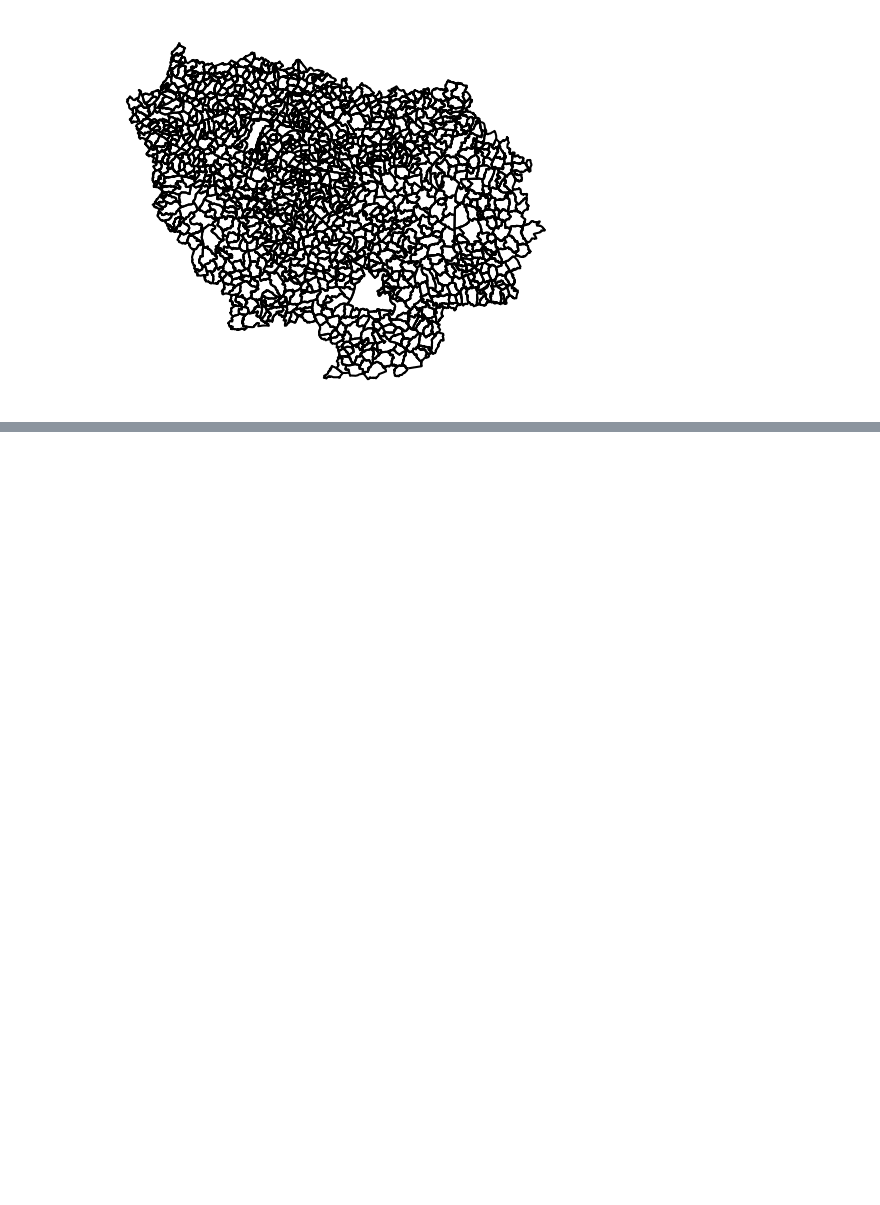
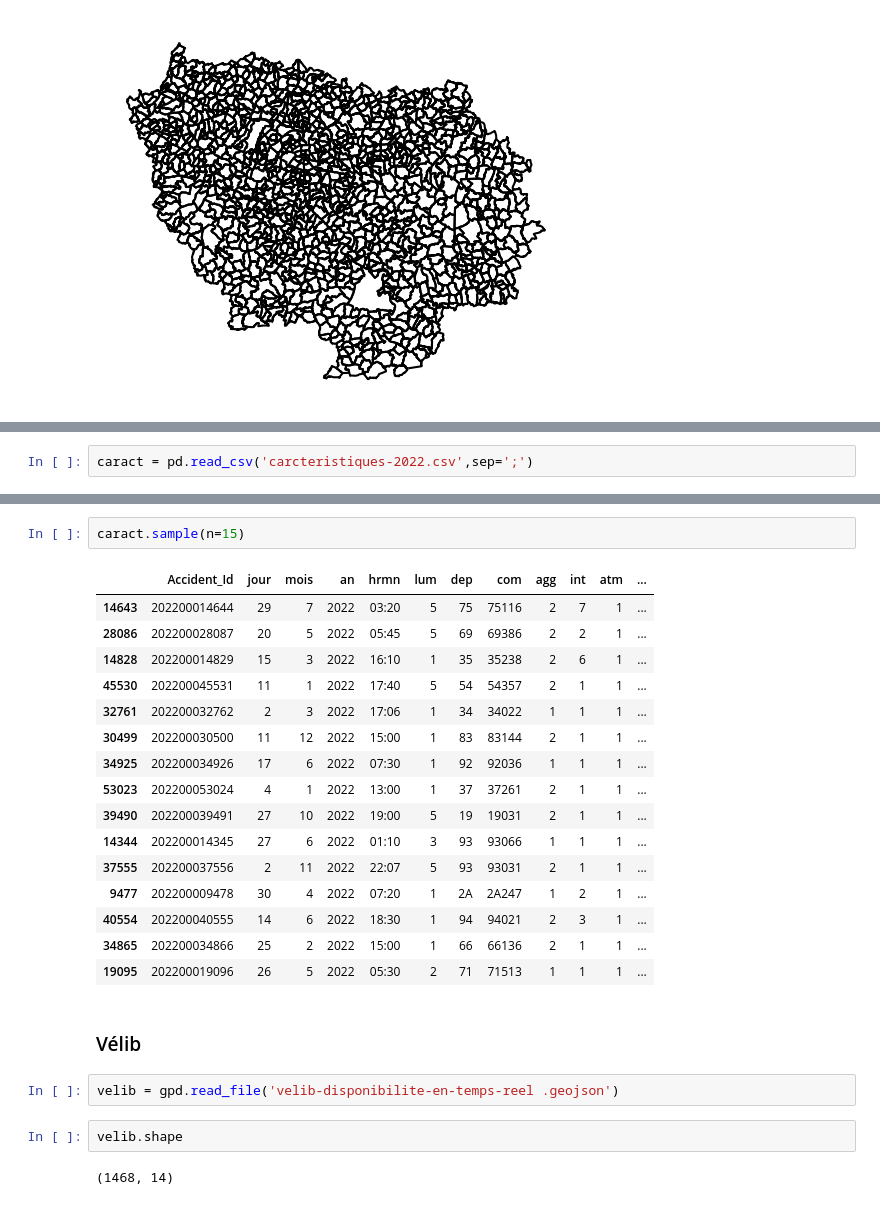
Before and after one commit to christellenguenang/Projet_Catherine_Christelle, a Jupyter notebook: Creation_base.ipynb, the cells around one changed output, grey strips where cells are left out. Drawn from its saved outputs; the diff is of its cells as text; blank space fills up the shorter version.

```diff
--- a/Creation_base.ipynb
+++ b/Creation_base.ipynb
@@ -248,0 +309,2 @@ a_velo
+# %%
+caract = pd.read_csv('carcteristiques-2022.csv',sep=';')
@@ -248,0 +334,27 @@ a_velo
+# %%
+caract.sample(n=15)
+# %% [output]
+|  | Accident_Id | jour | mois | an | hrmn | lum | dep | com | agg | int | atm | ... |
+| 14643 | 202200014644 | 29 | 7 | 2022 | 03:20 | 5 | 75 | 75116 | 2 | 7 | 1 | ... |
+| 28086 | 202200028087 | 20 | 5 | 2022 | 05:45 | 5 | 69 | 69386 | 2 | 2 | 1 | ... |
+| 14828 | 202200014829 | 15 | 3 | 2022 | 16:10 | 1 | 35 | 35238 | 2 | 6 | 1 | ... |
+| 45530 | 202200045531 | 11 | 1 | 2022 | 17:40 | 5 | 54 | 54357 | 2 | 1 | 1 | ... |
+| 32761 | 202200032762 | 2 | 3 | 2022 | 17:06 | 1 | 34 | 34022 | 1 | 1 | 1 | ... |
+| 30499 | 202200030500 | 11 | 12 | 2022 | 15:00 | 1 | 83 | 83144 | 2 | 1 | 1 | ... |
+| 34925 | 202200034926 | 17 | 6 | 2022 | 07:30 | 1 | 92 | 92036 | 1 | 1 | 1 | ... |
+| 53023 | 202200053024 | 4 | 1 | 2022 | 13:00 | 1 | 37 | 37261 | 2 | 1 | 1 | ... |
+| 39490 | 202200039491 | 27 | 10 | 2022 | 19:00 | 5 | 19 | 19031 | 2 | 1 | 1 | ... |
+| 14344 | 202200014345 | 27 | 6 | 2022 | 01:10 | 3 | 93 | 93066 | 1 | 1 | 1 | ... |
+| 37555 | 202200037556 | 2 | 11 | 2022 | 22:07 | 5 | 93 | 93031 | 2 | 1 | 1 | ... |
+| 9477 | 202200009478 | 30 | 4 | 2022 | 07:20 | 1 | 2A | 2A247 | 1 | 2 | 1 | ... |
+| 40554 | 202200040555 | 14 | 6 | 2022 | 18:30 | 1 | 94 | 94021 | 2 | 3 | 1 | ... |
+| 34865 | 202200034866 | 25 | 2 | 2022 | 15:00 | 1 | 66 | 66136 | 2 | 1 | 1 | ... |
+| 19095 | 202200019096 | 26 | 5 | 2022 | 05:30 | 2 | 71 | 71513 | 1 | 1 | 1 | ... |
+# %% [markdown]
+### Vélib
+# %%
+velib = gpd.read_file('velib-disponibilite-en-temps-reel .geojson')
+# %%
+velib.shape
+# %% [output]
+(1468, 14)
```
Also changed, not shown: parts of 40 cells of this notebook, 2 other files.
